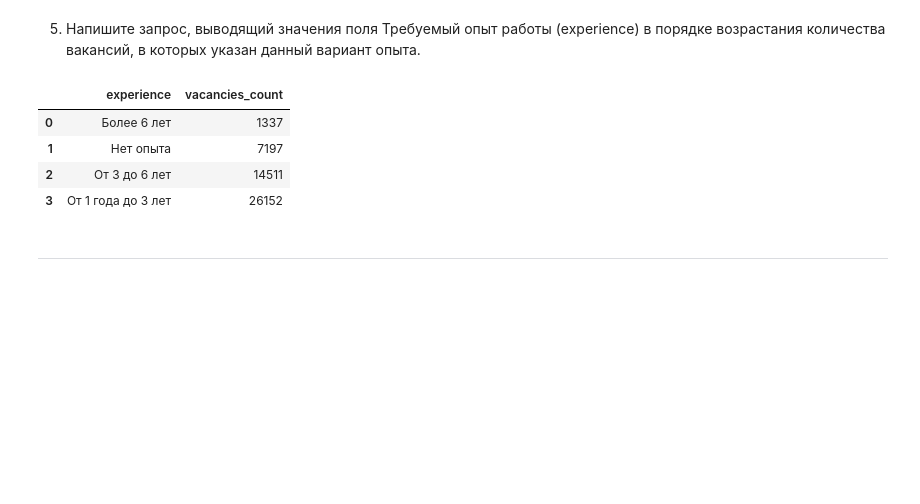
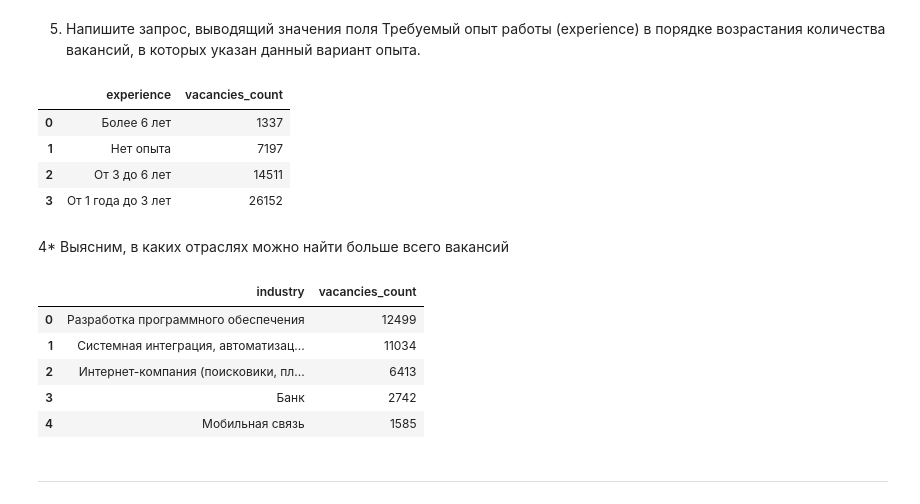
Before and after one commit to Anaiya798/Skillfactory, a Jupyter notebook: module_2.2/hh_sql.ipynb, the cells around one changed output. Saved outputs shown, nothing was run; the diff lists cells and outputs as text; code cells hidden in the pictures; blank space fills up the shorter version.

```diff
--- a/module_2.2/hh_sql.ipynb
+++ b/module_2.2/hh_sql.ipynb
@@ -188,6 +188,31 @@ df
 | 1 | Нет опыта | 7197 |
 | 2 | От 3 до 6 лет | 14511 |
 | 3 | От 1 года до 3 лет | 26152 |
+# %% [markdown]
+4* Выясним, в каких отраслях можно найти больше всего вакансий
+# %%
+ad_query = f'''select
+                    i.name as industry,
+                    count(v.id) as vacancies_count
+                from
+                    public.employers_industries as ei
+                    join public.industries as i on i.id = ei.industry_id
+                    join public.vacancies as v on v.employer_id = ei.employer_id
+                group by i.id
+                order by count(v.id) desc
+                limit 5
+
+'''
+# %%
+df = pd.read_sql_query(ad_query, connection)
+df
+# %% [output]
+|  | industry | vacancies_count |
+| 0 | Разработка программного обеспечения | 12499 |
+| 1 | Системная интеграция, автоматизац... | 11034 |
+| 2 | Интернет-компания (поисковики, пл... | 6413 |
+| 3 | Банк | 2742 |
+| 4 | Мобильная связь | 1585 |
 # %% [markdown]
 ***
 # %% [markdown]
```
Also changed, not shown: parts of 46 cells of this notebook, 1 other file.
